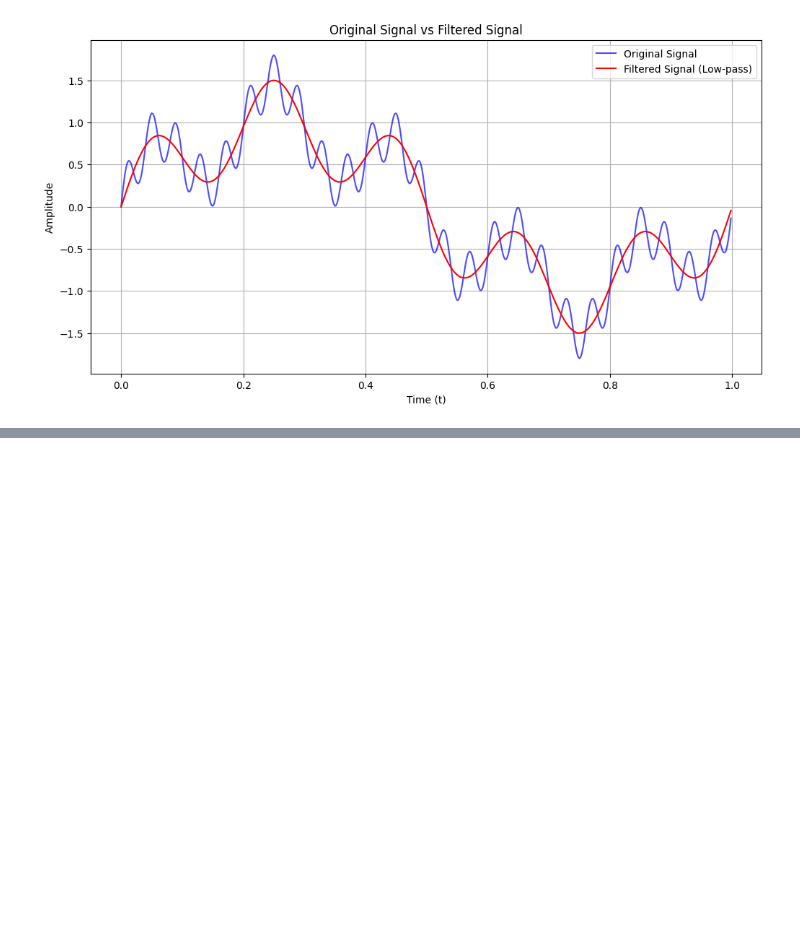
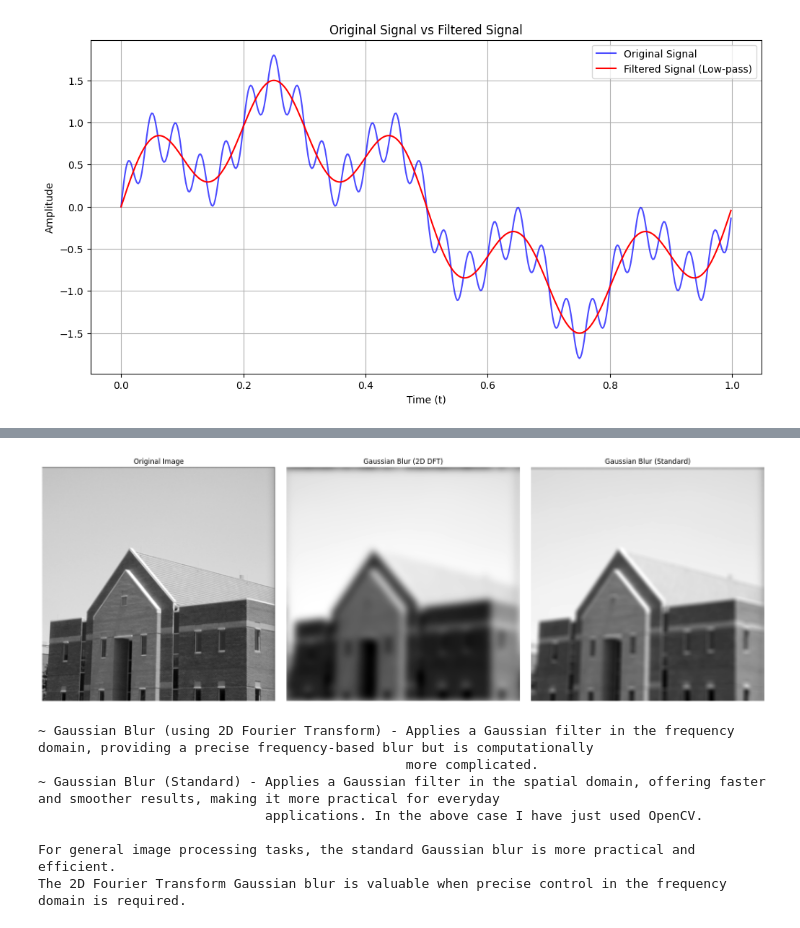
Before and after one commit to TeranS22/CM2607_CW_2409084, a Jupyter notebook: CM2607_2409084.ipynb, the cells around one changed output, grey strips where cells are left out. Saved outputs shown, nothing was run; the diff lists cells and outputs as text; code cells hidden in the pictures; blank space fills up the shorter version.

```diff
--- a/CM2607_2409084.ipynb
+++ b/CM2607_2409084.ipynb
@@ -271,0 +337,72 @@ Real-world applications include:
+# %%
+# (b) Apply a Gaussian blur to the original image using a 2D Fourier Transform and compare it to a standard Gaussian blur.
+
+# Gaussian Blur using 2D Fourier Transform
+def gaussian_blur_dft(image, sigma):
+    rows, cols = image.shape
+    crow, ccol = int(rows / 2), int(cols / 2)
+
+    dft = cv2.dft(np.float32(image), flags=cv2.DFT_COMPLEX_OUTPUT)
+    dft_shifted = np.fft.fftshift(dft)
+
+    x = np.arange(cols)
+    y = np.arange(rows)
+    x, y = np.meshgrid(x, y)
+    gaussian_mask = np.exp(-((x - ccol)**2 + (y - crow)**2) / (2 * sigma**2))
+    gaussian_mask = np.repeat(gaussian_mask[:, :, np.newaxis], 2, axis=2)
+
+    dft_blurred = dft_shifted * gaussian_mask
+
+    dft_blurred_back = np.fft.ifftshift(dft_blurred)
+    image_blurred_dft = cv2.idft(dft_blurred_back)
+    image_blurred_dft = cv2.magnitude(image_blurred_dft[:, :, 0], image_blurred_dft[:, :, 1])
+
+    return image_blurred_dft
+
+# Standard Gaussian Blur
+def gaussian_blur_standard(image, sigma, ksize=(21, 21)):
+    return cv2.GaussianBlur(image, ksize, sigmaX=sigma, sigmaY=sigma)
+
+# Apply both Gaussian blurs
+sigma = 10
+blurred_dft = gaussian_blur_dft(image, sigma)
+blurred_standard = gaussian_blur_standard(image, sigma)
+
+
+fig, axes = plt.subplots(1, 3, figsize=(18, 6))
+
+axes[0].imshow(image, cmap='gray')
+axes[0].set_title("Original Image")
+axes[0].axis('off')
+
+axes[1].imshow(blurred_dft, cmap='gray')
+axes[1].set_title("Gaussian Blur (2D DFT)")
+axes[1].axis('off')
+
+axes[2].imshow(blurred_standard, cmap='gray')
+axes[2].set_title("Gaussian Blur (Standard)")
+axes[2].axis('off')
+
+plt.tight_layout()
+plt.show()
+
+Comparison = """
+~ Gaussian Blur (using 2D Fourier Transform) - Applies a Gaussian filter in the frequency domain, providing a precise frequency-based blur but is computationally
+                                               more complicated.
+~ Gaussian Blur (Standard) - Applies a Gaussian filter in the spatial domain, offering faster and smoother results, making it more practical for everyday
+                             applications. In the above case I have just used OpenCV.
+
+For general image processing tasks, the standard Gaussian blur is more practical and efficient.
+The 2D Fourier Transform Gaussian blur is valuable when precise control in the frequency domain is required.
+"""
+
+print(Comparison)
+# %% [output]
+[figure, added]
+~ Gaussian Blur (using 2D Fourier Transform) - Applies a Gaussian filter in the frequency domain, providing a precise frequency-based blur but is computationally
+                                               more complicated.
+~ Gaussian Blur (Standard) - Applies a Gaussian filter in the spatial domain, offering faster and smoother results, making it more practical for everyday
+                             applications. In the above case I have just used OpenCV.
+
+For general image processing tasks, the standard Gaussian blur is more practical and efficient.
+The 2D Fourier Transform Gaussian blur is valuable when precise control in the frequency domain is required.
```
Also changed, not shown: parts of 18 cells of this notebook, 1 other file.
